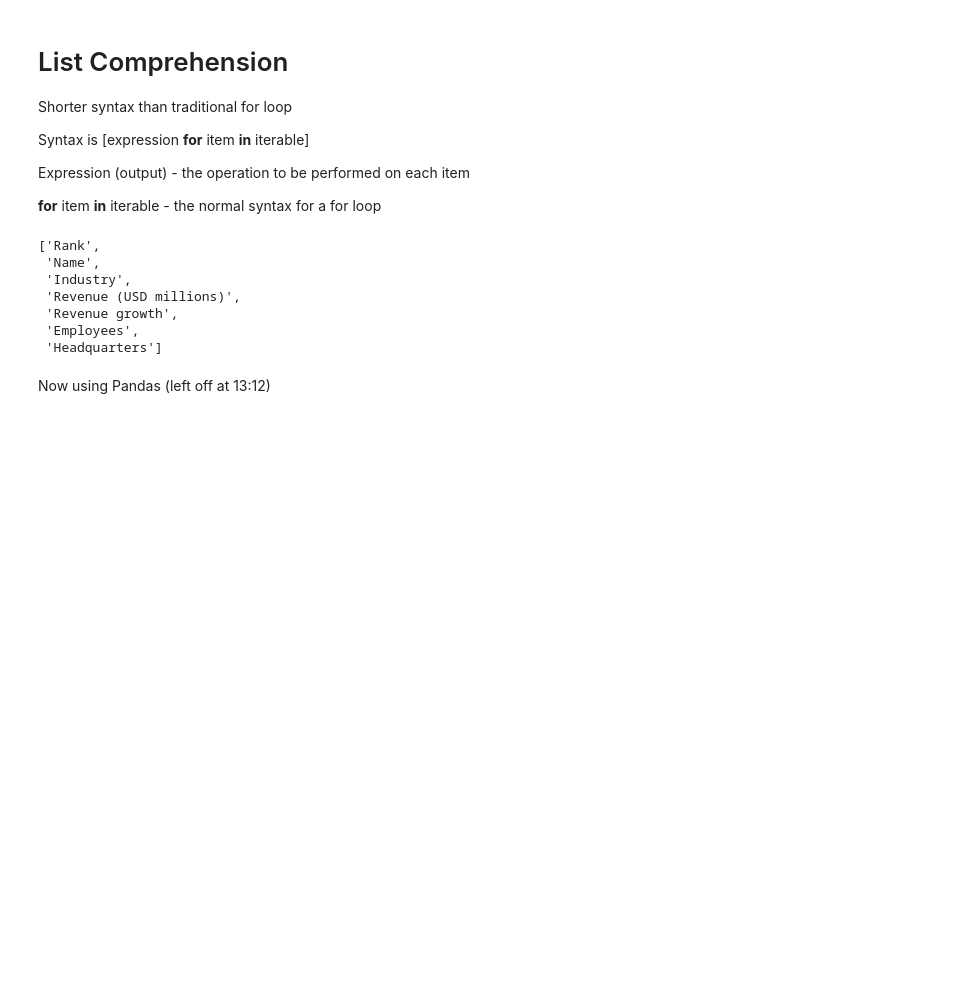
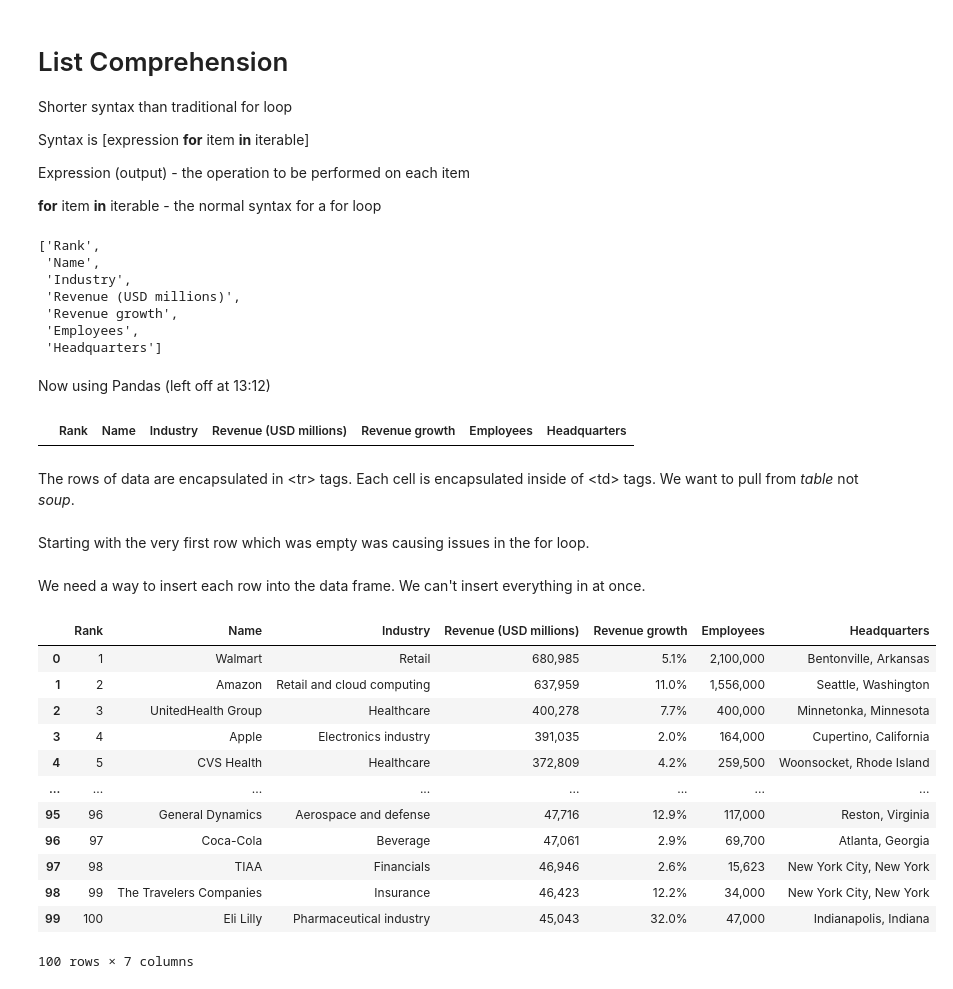
Before and after one commit to huynhmason/python-practice, a Jupyter notebook: scraping-data-from-a-real-website.ipynb, the cells around one changed output. Drawn from its saved outputs; the diff is of its cells as text; code cells hidden in the pictures; blank space fills up the shorter version.

```diff
--- a/scraping-data-from-a-real-website.ipynb
+++ b/scraping-data-from-a-real-website.ipynb
@@ -162,3 +162,11 @@ world_table_titles
 Now using Pandas (left off at 13:12)
 # %%
 import pandas as pd
+# %%
+df = pd.DataFrame(columns = world_table_titles)
+
+df
+# %% [output]
+|  | Rank | Name | Industry | Revenue (USD millions) | Revenue growth | Employees | Headquarters |
+# %% [markdown]
+The rows of data are encapsulated in \<tr\> tags. Each cell is encapsulated inside of \<td\> tags. We want to pull from *table* not *soup*.
@@ -164,0 +175,33 @@ import pandas as pd
+# %%
+#assigning all the rows of the data table (list/array) to a variable, but this also pulls in our headers so we want to remove those later
+column_data = table.find_all('tr')
+
+#print(column_data)
+# %% [markdown]
+Starting with the very first row which was empty was causing issues in the for loop.
+# %%
+for row in column_data[1:]:
+    #print(row.find_all('td'))
+    row_data = row.find_all('td')
+    individual_row_data = [data.text.strip() for data in row_data]
+    #print(individual_row_data)
+    length = len(df)
+    df.loc[length] = individual_row_data
+# %% [markdown]
+We need a way to insert each row into the data frame. We can't insert everything in at once.
+# %%
+df
+# %% [output]
+|  | Rank | Name | Industry | Revenue (USD millions) | Revenue growth | Employees | Headquarters |
+| 0 | 1 | Walmart | Retail | 680,985 | 5.1% | 2,100,000 | Bentonville, Arkansas |
+| 1 | 2 | Amazon | Retail and cloud computing | 637,959 | 11.0% | 1,556,000 | Seattle, Washington |
+| 2 | 3 | UnitedHealth Group | Healthcare | 400,278 | 7.7% | 400,000 | Minnetonka, Minnesota |
+| 3 | 4 | Apple | Electronics industry | 391,035 | 2.0% | 164,000 | Cupertino, California |
+| 4 | 5 | CVS Health | Healthcare | 372,809 | 4.2% | 259,500 | Woonsocket, Rhode Island |
+| ... | ... | ... | ... | ... | ... | ... | ... |
+| 95 | 96 | General Dynamics | Aerospace and defense | 47,716 | 12.9% | 117,000 | Reston, Virginia |
+| 96 | 97 | Coca-Cola | Beverage | 47,061 | 2.9% | 69,700 | Atlanta, Georgia |
+| 97 | 98 | TIAA | Financials | 46,946 | 2.6% | 15,623 | New York City, New York |
+| 98 | 99 | The Travelers Companies | Insurance | 46,423 | 12.2% | 34,000 | New York City, New York |
+| 99 | 100 | Eli Lilly | Pharmaceutical industry | 45,043 | 32.0% | 47,000 | Indianapolis, Indiana |
+100 rows × 7 columns
```
Also changed, not shown: parts of 2 cells of this notebook.
